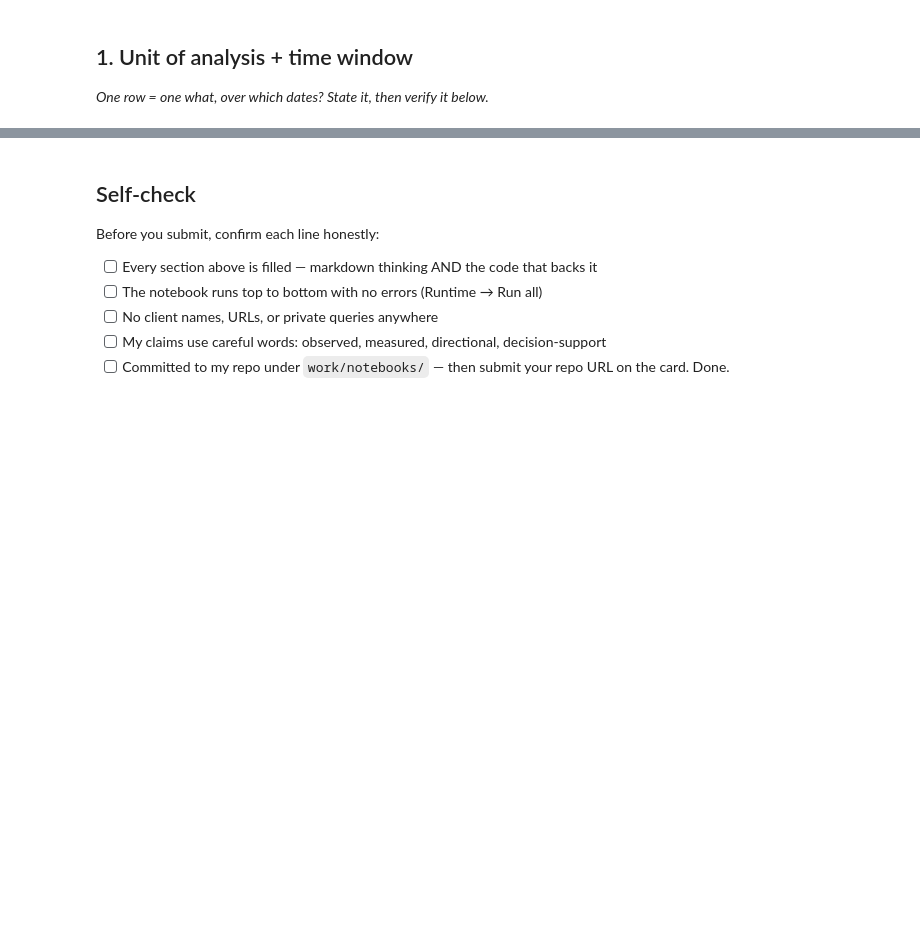
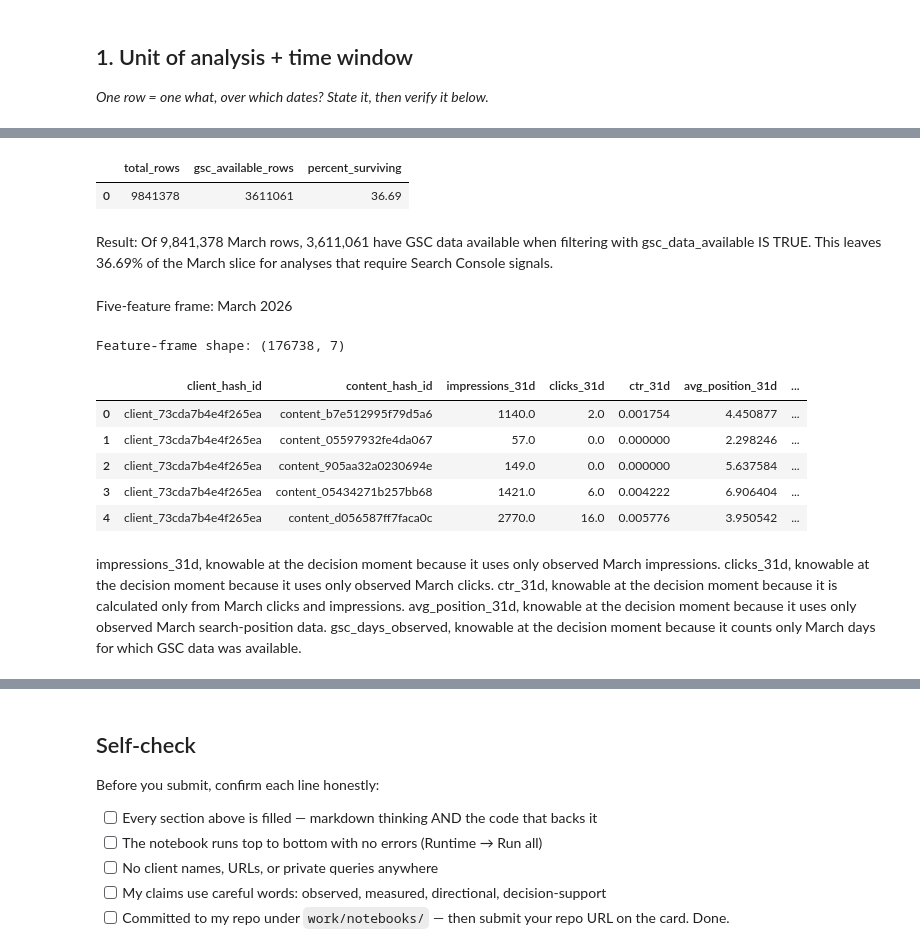
Before and after one commit to Makayla-Kelly/flyrank-ml-internship, a Jupyter notebook: work/notebooks/w03_data_contract.ipynb, the cells around one changed output, grey strips where cells are left out. Saved outputs shown, nothing was run; the diff lists cells and outputs as text; code cells hidden in the pictures; blank space fills up the shorter version.

Commit message:
Complete ML-04 data contract

```diff
--- a/work/notebooks/w03_data_contract.ipynb
+++ b/work/notebooks/w03_data_contract.ipynb
@@ -36,0 +129,77 @@ This skeleton is yours to fill. Work the sections **in order** — each one has
+# %%
+availability_check = con.sql(f"""
+SELECT
+    (SELECT COUNT(*) FROM {MAR}) AS total_rows,
+    (
+        SELECT COUNT(*)
+        FROM {MAR}
+        WHERE gsc_data_available IS TRUE
+    ) AS gsc_available_rows,
+    ROUND(
+        100.0 *
+        (
+            SELECT COUNT(*)
+            FROM {MAR}
+            WHERE gsc_data_available IS TRUE
+        )
+        /
+        (SELECT COUNT(*) FROM {MAR}),
+        2
+    ) AS percent_surviving
+""").df()
+
+availability_check
+# %% [output]
+|  | total_rows | gsc_available_rows | percent_surviving |
+| 0 | 9841378 | 3611061 | 36.69 |
+# %% [markdown]
+Result: Of 9,841,378 March rows, 3,611,061 have GSC data available when filtering with gsc_data_available IS TRUE. This leaves 36.69% of the March slice for analyses that require Search Console signals.
+# %% [markdown]
+Five-feature frame: March 2026
+# %%
+feature_frame = con.sql(f"""
+SELECT
+    client_hash_id,
+    content_hash_id,
+
+    SUM(gsc_impressions) AS impressions_31d,
+    SUM(gsc_clicks) AS clicks_31d,
+
+    CASE
+        WHEN SUM(gsc_impressions) > 0
+        THEN SUM(gsc_clicks) * 1.0 / SUM(gsc_impressions)
+        ELSE 0
+    END AS ctr_31d,
+
+    CASE
+        WHEN SUM(gsc_impressions) > 0
+        THEN SUM(gsc_sum_position) * 1.0 / SUM(gsc_impressions)
+        ELSE NULL
+    END AS avg_position_31d,
+
+    COUNT(*) AS gsc_days_observed
+
+FROM {MAR}
+WHERE gsc_data_available IS TRUE
+GROUP BY
+    client_hash_id,
+    content_hash_id
+HAVING SUM(gsc_impressions) > 0
+""").df()
+
+print("Feature-frame shape:", feature_frame.shape)
+feature_frame.head()
+# %% [output]
+Feature-frame shape: (176738, 7)
+|  | client_hash_id | content_hash_id | impressions_31d | clicks_31d | ctr_31d | avg_position_31d | ... |
+| 0 | client_73cda7b4e4f265ea | content_b7e512995f79d5a6 | 1140.0 | 2.0 | 0.001754 | 4.450877 | ... |
+| 1 | client_73cda7b4e4f265ea | content_05597932fe4da067 | 57.0 | 0.0 | 0.000000 | 2.298246 | ... |
+| 2 | client_73cda7b4e4f265ea | content_905aa32a0230694e | 149.0 | 0.0 | 0.000000 | 5.637584 | ... |
+| 3 | client_73cda7b4e4f265ea | content_05434271b257bb68 | 1421.0 | 6.0 | 0.004222 | 6.906404 | ... |
+| 4 | client_73cda7b4e4f265ea | content_d056587ff7faca0c | 2770.0 | 16.0 | 0.005776 | 3.950542 | ... |
+# %% [markdown]
+impressions_31d, knowable at the decision moment because it uses only observed March impressions.
+clicks_31d, knowable at the decision moment because it uses only observed March clicks.
+ctr_31d, knowable at the decision moment because it is calculated only from March clicks and impressions.
+avg_position_31d, knowable at the decision moment because it uses only observed March search-position data.
+gsc_days_observed, knowable at the decision moment because it counts only March days for which GSC data was available.
```
Also changed, not shown: parts of 28 cells of this notebook.
